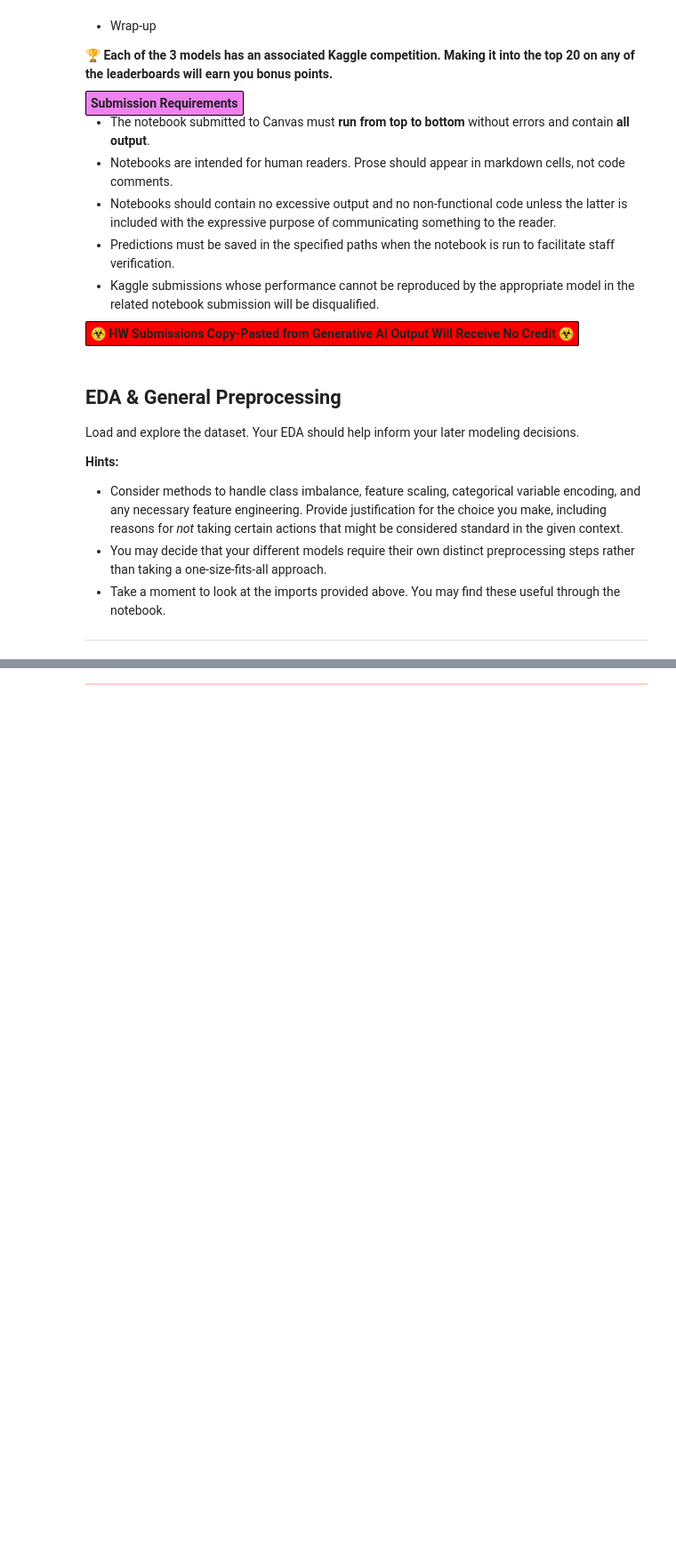
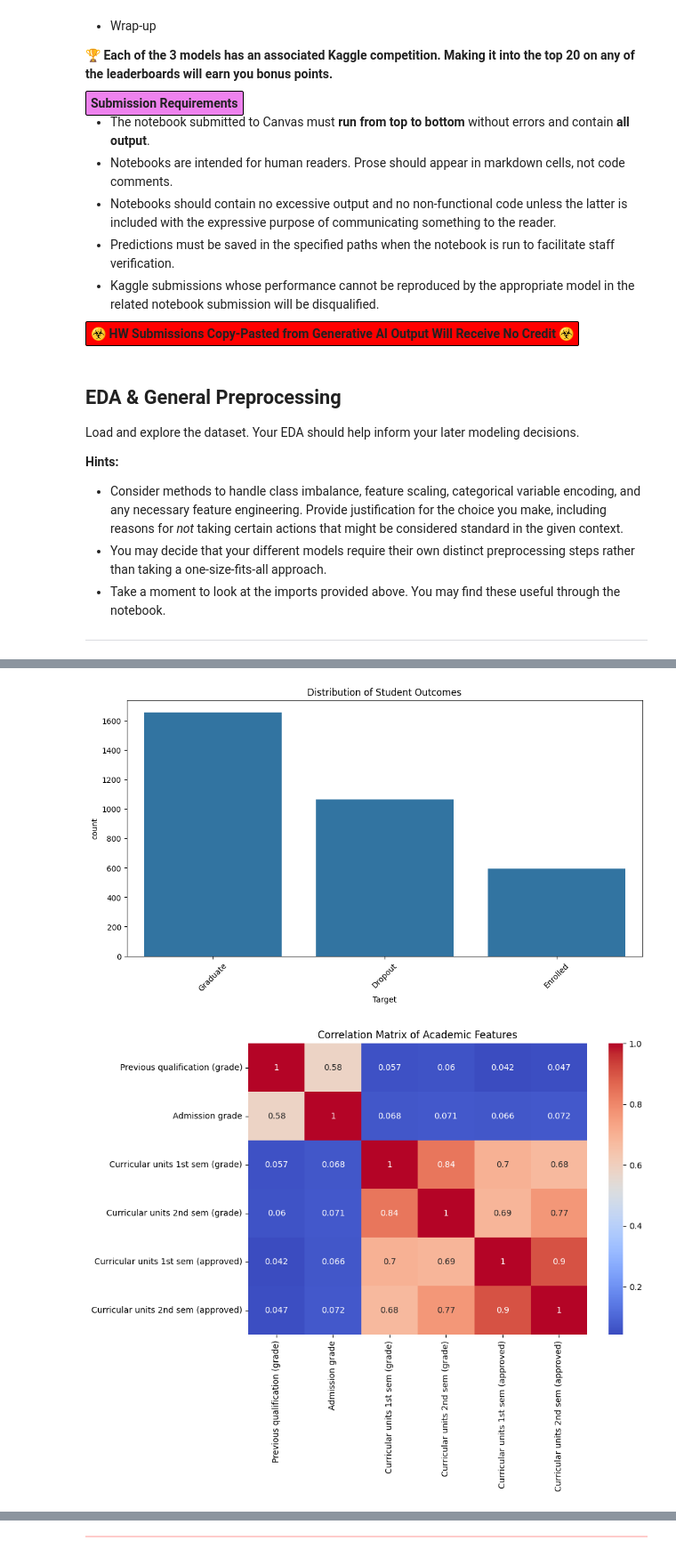
Before and after one commit to mdkrasnow/harvard, a Jupyter notebook: CS 109/cs1090a_hw5/cs1090a_hw5.ipynb, the cells around one changed output, grey strips where cells are left out. Shown at 89% size. Saved outputs shown, nothing was run; the diff lists cells and outputs as text; code cells hidden in the pictures; blank space fills up the shorter version.

```diff
--- a/CS 109/cs1090a_hw5/cs1090a_hw5.ipynb
+++ b/CS 109/cs1090a_hw5/cs1090a_hw5.ipynb
@@ -159,0 +202,73 @@ Load and explore the dataset. Your EDA should help inform your later modeling de
+# %%
+import matplotlib.pyplot as plt
+import seaborn as sns
+from sklearn.feature_selection import chi2, SelectKBest
+from sklearn.preprocessing import MinMaxScaler
+
+fig_size = (12, 6)
+plt.figure(figsize=fig_size)
+sns.countplot(data=y_train, x='Target')
+plt.title('Distribution of Student Outcomes')
+plt.xticks(rotation=45)
+plt.show()
+
+
+academic_features = [
+    'Previous qualification (grade)',
+    'Admission grade',
+    'Curricular units 1st sem (grade)',
+    'Curricular units 2nd sem (grade)',
+    'Curricular units 1st sem (approved)',
+    'Curricular units 2nd sem (approved)'
+]
+
+# plotlys
+plt.figure(figsize=(10, 8))
+sns.heatmap(X_train[academic_features].corr(), annot=True, cmap='coolwarm')
+plt.title('Correlation Matrix of Academic Features')
+plt.tight_layout()
+plt.show()
+
+
+plt.figure(figsize=fig_size)
+sns.boxplot(x=y_train['Target'], y=X_train['Age at enrollment'])
+plt.title('Age Distribution by Student Outcome')
+plt.xticks(rotation=45)
+plt.show()
+
+economic_features = ['Unemployment rate', 'Inflation rate', 'GDP']
+plt.figure(figsize=fig_size)
+X_train[economic_features].boxplot()
+plt.title('Distribution of Economic Indicators')
+plt.xticks(rotation=45)
+plt.show()
+
+
+
+#scal features to non-negative values for chi-square test
+scaler = MinMaxScaler()
+X_scaled = scaler.fit_transform(X_train)
+chi_selector = SelectKBest(chi2, k=10)
+chi_selector.fit(X_scaled, y_train.values.ravel())
+
+# Get feature importance scores
+feature_scores = pd.DataFrame({
+    'Feature': X_train.columns,
+    'Score': chi_selector.scores_
+})
+feature_scores = feature_scores.sort_values('Score', ascending=False)
+
+plt.figure(figsize=(12, 6))
+sns.barplot(data=feature_scores.head(10), x='Score', y='Feature')
+plt.title('Top 10 Features by Chi-Square Score')
+plt.tight_layout()
+plt.show()
+
+print("Class Imbalance:", y_train['Target'].value_counts(normalize=True))
+print("\nTop 5 Most impt Features:")
+print(feature_scores.head().to_string())
+print("\n economic Indicators:")
+print(X_train[economic_features].describe())
+# %% [output]
+[figure, added]
+[figure, added]
```
Also changed, not shown: parts of 31 cells of this notebook, 10 other files.
